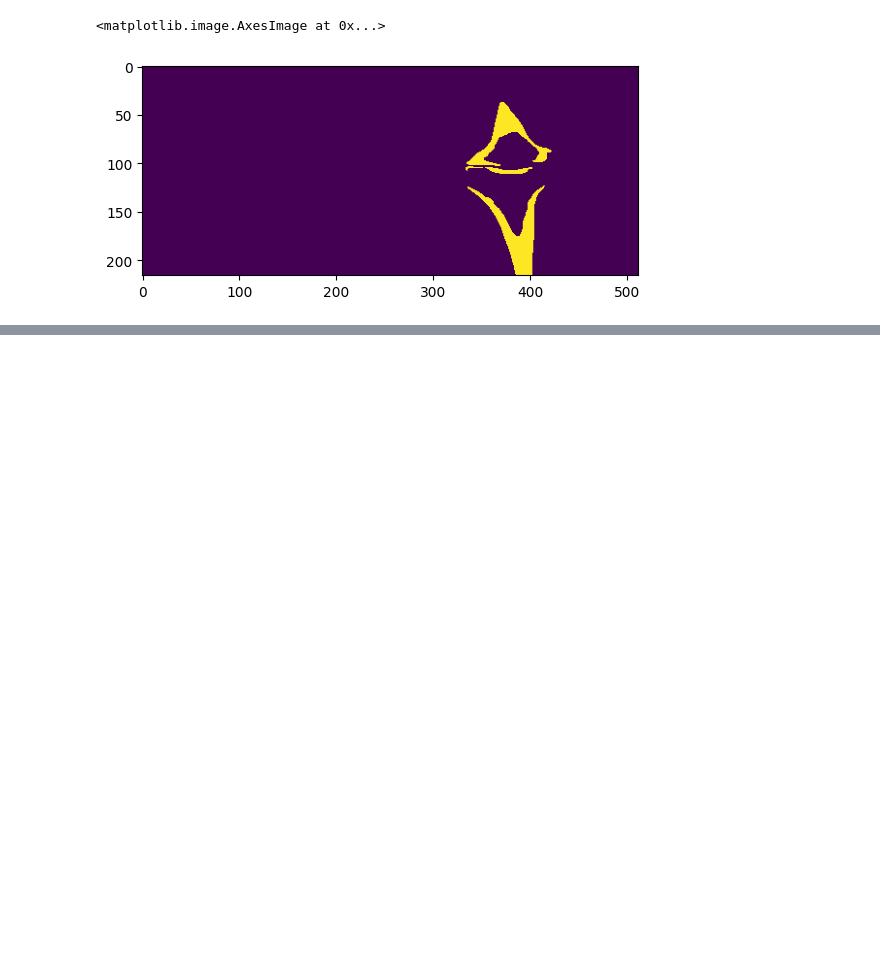
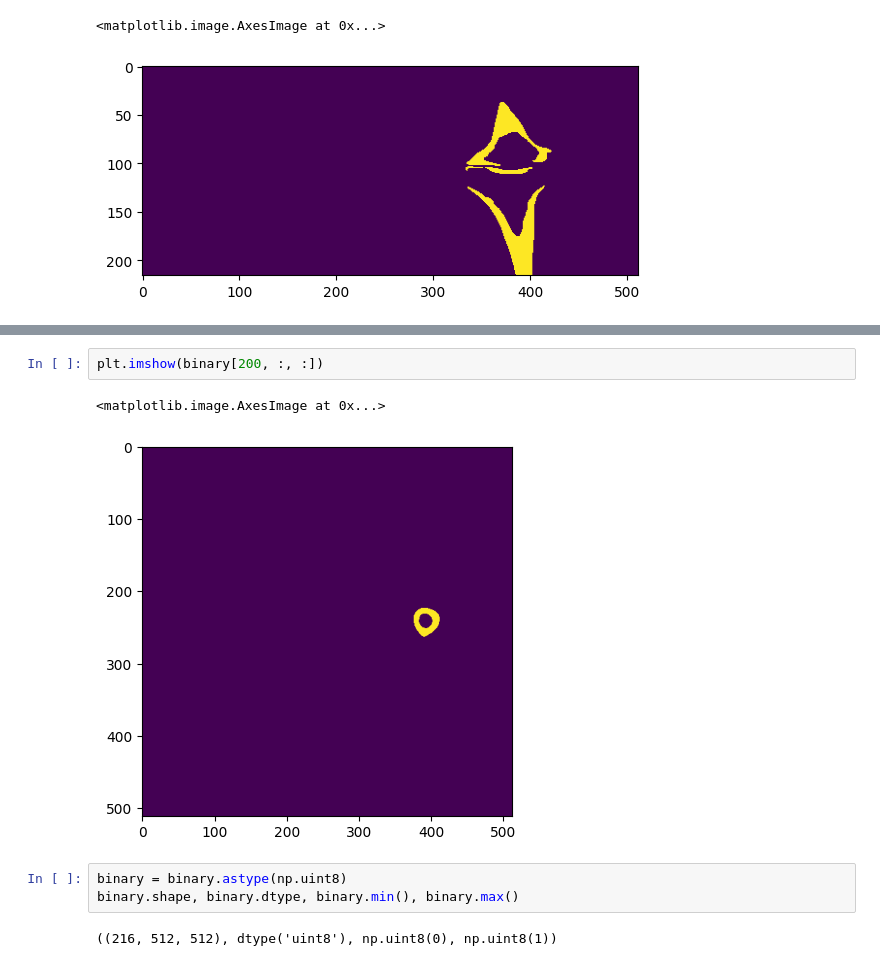
Before and after one commit to S-acharya57/Medical-Imaging-Tasks, a Jupyter notebook: DeepLearningTask/image_eda.ipynb, the cells around one changed output, grey strips where cells are left out. Saved outputs shown, nothing was run; the diff lists cells and outputs as text; blank space fills up the shorter version.

```diff
--- a/DeepLearningTask/image_eda.ipynb
+++ b/DeepLearningTask/image_eda.ipynb
@@ -133,0 +97,10 @@ segment_and_visualize_slice(mask_slice=mask_slice)
+# %%
+plt.imshow(binary[200, :, :])
+# %% [output]
+<matplotlib.image.AxesImage at 0x...>
+[figure, added]
+# %%
+binary = binary.astype(np.uint8)
+binary.shape, binary.dtype, binary.min(), binary.max()
+# %% [output]
+((216, 512, 512), dtype('uint8'), np.uint8(0), np.uint8(1))
```
Also changed, not shown: parts of 9 cells of this notebook.
